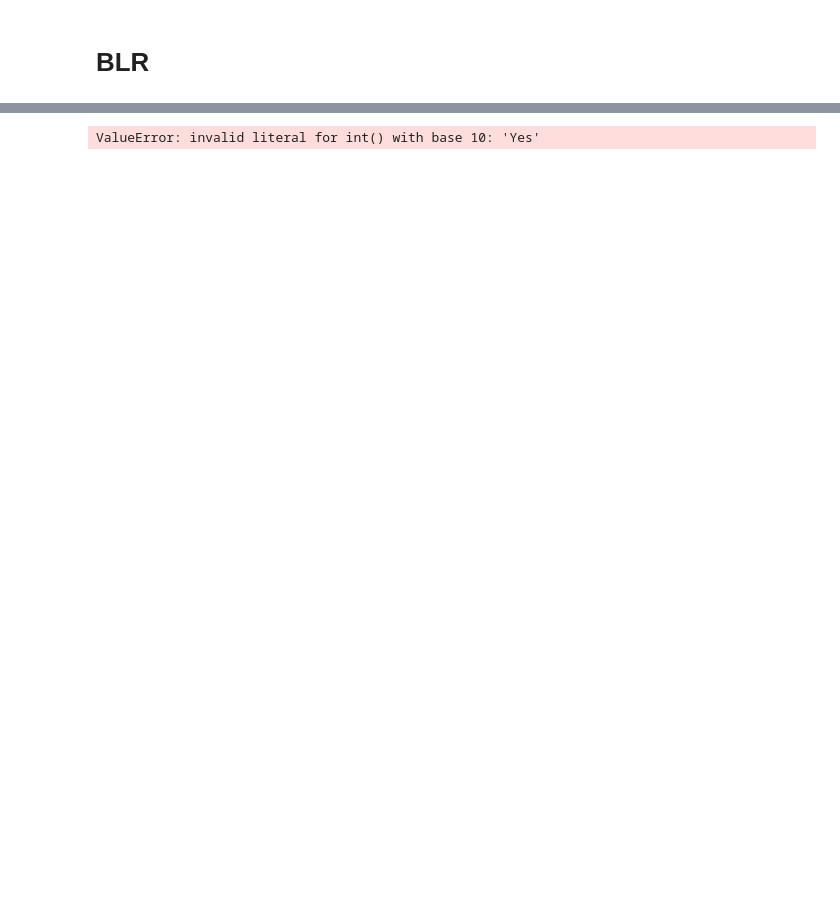
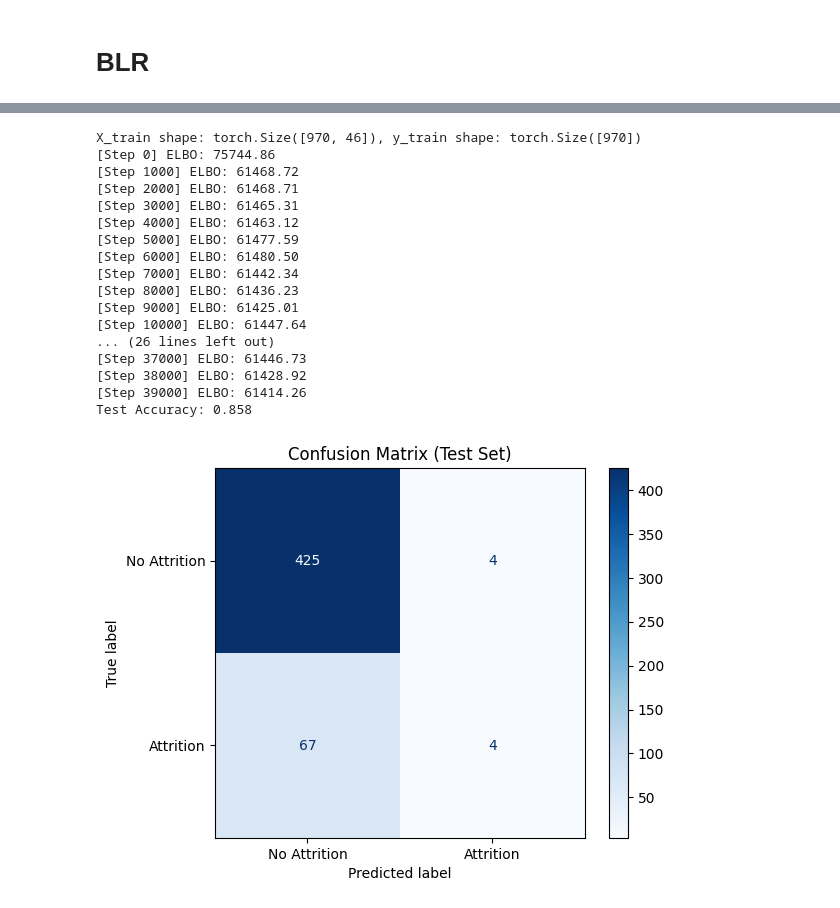
Before and after one commit to annemollelsborg/pgm_binary_log_reg, a Jupyter notebook: notebook.ipynb, the cells around one changed output, grey strips where cells are left out. Saved outputs shown, nothing was run; the diff lists cells and outputs as text; code cells hidden in the pictures; blank space fills up the shorter version.

```diff
--- a/notebook.ipynb
+++ b/notebook.ipynb
@@ -467,24 +326,8 @@ tensor([ 0.,  0.,  3., -1., -1.,  0., -1.,  0.,  1.,  0.,  0.,  0.,  0., -1.,
 # %%
 np.random.seed(42)
 
-# Load dataset
-df = pd.read_csv("data/data_processed.csv")
-df = df.drop(columns=[
-    "MonthlyIncome",
-    "TotalWorkingYears",
-    "PerformanceRating",
-    "YearsInCurrentRole",
-    "YearsWithCurrManager",
-    "Department_Human Resources",
-    "Department_Sales"
-])
-
-# Target
-target = df["Attrition"].astype(int).values
-df = df.drop(columns=["Attrition"])
-
 # Standardize safely
-X_np = df.to_numpy()
+X_np = data.to_numpy()
 X_mean = np.nanmean(X_np, axis=0)
 X_std = np.nanstd(X_np, axis=0)
 X_std[X_std == 0] = 1.0
@@ -495,12 +338,12 @@ X_np = np.nan_to_num(X_np, nan=0.0, posinf=0.0, neginf=0.0)
 X_train_np, X_test_np, y_train_np, y_test_np = train_test_split(X_np, target, train_size=0.66, random_state=42)
 
 X_train = torch.tensor(X_train_np, dtype=torch.float32)
-y_train = torch.tensor(y_train_np, dtype=torch.float32)
+y_train = torch.tensor(y_train_np.to_numpy(), dtype=torch.float32)
 X_test = torch.tensor(X_test_np, dtype=torch.float32)
-y_test = torch.tensor(y_test_np, dtype=torch.float32)
+y_test = torch.tensor(y_test_np.to_numpy(), dtype=torch.float32)
 
 N_train, D = X_train.shape
-latent_dim = 4  # Known from running PPCA seperatelt
+latent_dim = 7  # Known from running PPCA seperatelt
 
 print(f"X_train shape: {X_train.shape}, y_train shape: {y_train.shape}")
 
@@ -540,37 +383,54 @@ guide = AutoNormal(combined_ppca_blr_model)
 optimizer = Adam({"lr": 0.01})
 svi = SVI(combined_ppca_blr_model, guide, optimizer, loss=Trace_ELBO())
 
-num_steps = 10000
+num_steps = 40000
 for step in range(num_steps):
     loss = svi.step(X_train, y_train)
     if step % 1000 == 0:
         print(f"[Step {step}] ELBO: {loss:.2f}")
 
 # Posterior inference using the guide (train set)
 posterior_samples = guide(X_train, y_train)
 W_mean = posterior_samples['W']
 sigma_mean = posterior_samples['sigma']
 beta_mean = posterior_samples['beta']
 intercept_mean = posterior_samples['intercept']
 
 # Use ppca_encoder for z_test
 z_test_encoded = ppca_encoder(X_test, W_mean, sigma_mean)
 
 # Predict on test set
 logits_test = (z_test_encoded * beta_mean).sum(-1) + intercept_mean
 probs_test = torch.sigmoid(logits_test)
 y_pred_test = (probs_test > 0.5).int()
 
 # Accuracy on test set
 accuracy_test = (y_pred_test == y_test.int()).float().mean()
 print(f"Test Accuracy: {accuracy_test:.3f}")
 
 # Confusion matrix for test set
 from sklearn.metrics import confusion_matrix, ConfusionMatrixDisplay
 cm = confusion_matrix(y_test.numpy(), y_pred_test.numpy())
 disp = ConfusionMatrixDisplay(confusion_matrix=cm, display_labels=["No Attrition", "Attrition"])
 disp.plot(cmap='Blues')
 plt.title("Confusion Matrix (Test Set)")
 plt.show()
 # %% [output]
-ValueError: invalid literal for int() with base 10: 'Yes'
+X_train shape: torch.Size([970, 46]), y_train shape: torch.Size([970])
+[Step 0] ELBO: 75744.86
+[Step 1000] ELBO: 61468.72
+[Step 2000] ELBO: 61468.71
+[Step 3000] ELBO: 61465.31
+[Step 4000] ELBO: 61463.12
+[Step 5000] ELBO: 61477.59
+[Step 6000] ELBO: 61480.50
+[Step 7000] ELBO: 61442.34
+[Step 8000] ELBO: 61436.23
+[Step 9000] ELBO: 61425.01
+[Step 10000] ELBO: 61447.64
+... (26 lines left out)
+[Step 37000] ELBO: 61446.73
+[Step 38000] ELBO: 61428.92
+[Step 39000] ELBO: 61414.26
+Test Accuracy: 0.858
+[figure, added]
```
Also changed, not shown: parts of 24 cells of this notebook, 2 other files.
